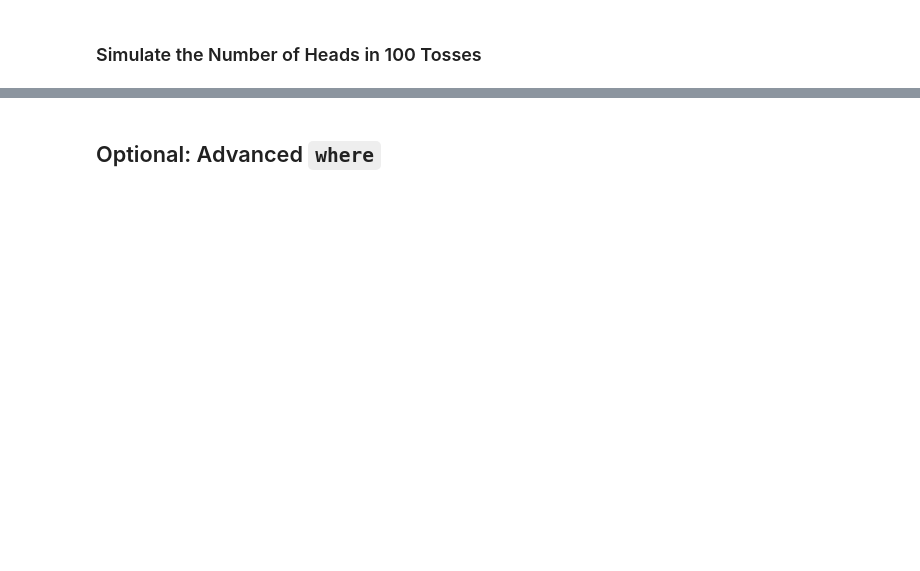
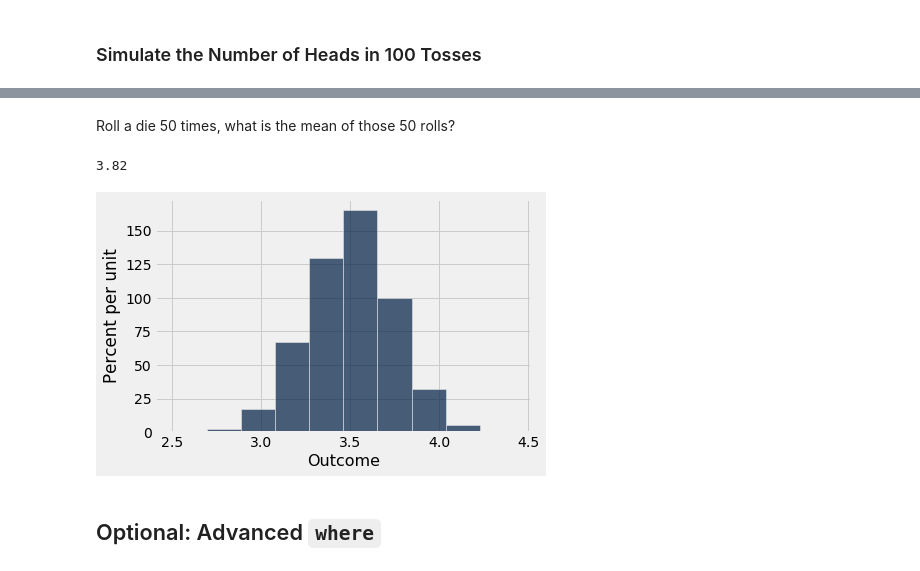
Before and after one commit to kimbrianj/bsos233-sp20, a Jupyter notebook: lectures/05-01-Randomness.ipynb, the cells around one changed output, grey strips where cells are left out. Cells and saved outputs as stored; diff of their text form; code cells hidden in the pictures; blank space fills up the shorter version.

```diff
--- a/lectures/05-01-Randomness.ipynb
+++ b/lectures/05-01-Randomness.ipynb
@@ -188,3 +349,28 @@ heads.hist(bins = np.arange(29.5, 70.6))
+# %% [markdown]
+Roll a die 50 times, what is the mean of those 50 rolls?
+# %%
+die_faces = np.arange(1, 7)
+die_faces
+
+rolls = np.random.choice(die_faces, 50)
+rolls.mean()
+# %% [output]
+3.82
+# %%
+def roll_50():
+    rolls = np.random.choice(die_faces, 50)
+    return rolls.mean()
+# %%
+repetitions = 10000
+
+outcomes = make_array()
+
+for i in np.arange(repetitions):
+    outcomes = np.append(outcomes, roll_50())
+# %%
+Table().with_column('Outcome', outcomes).hist()
+# %% [output]
+[figure, added]
 # %% [markdown]
 ## Optional: Advanced `where` ##
 # %%
```
Also changed, not shown: parts of 53 cells of this notebook.
